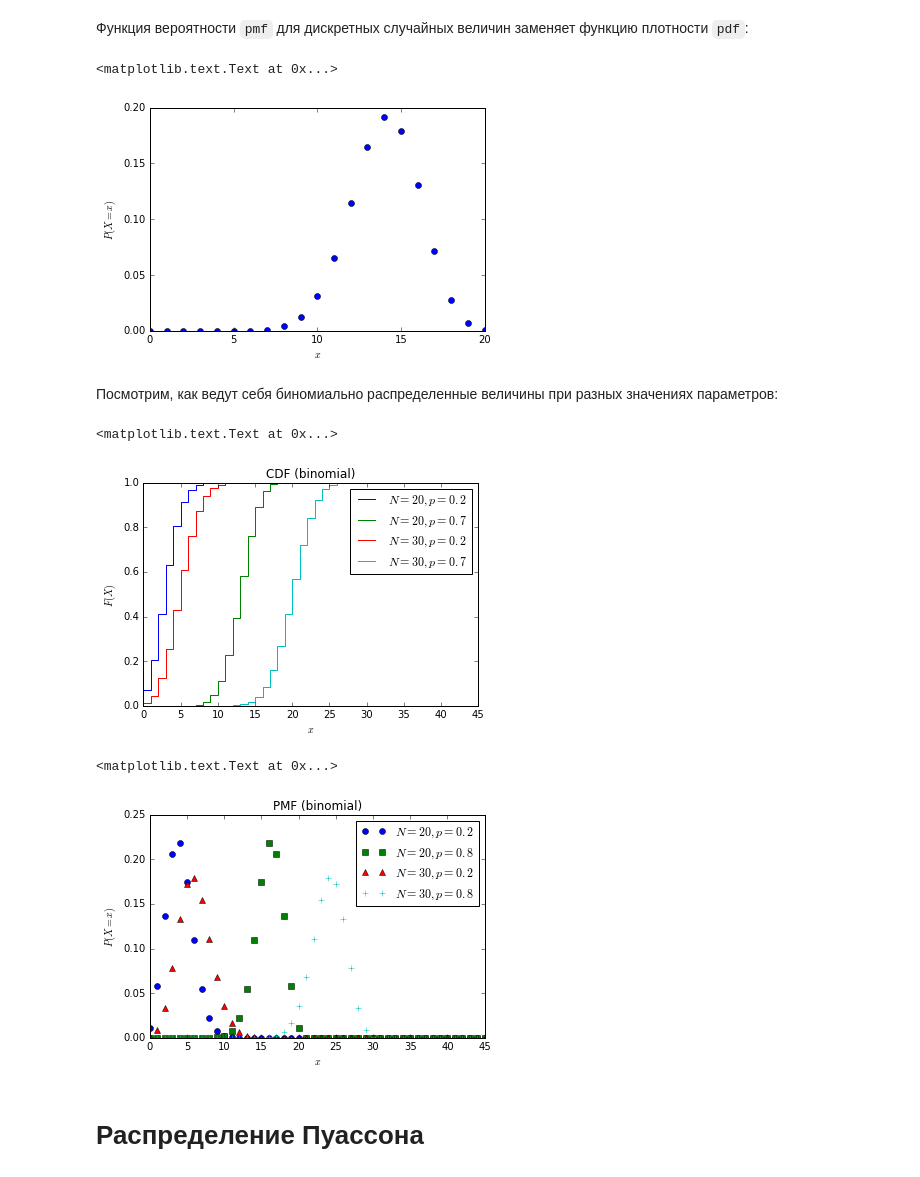
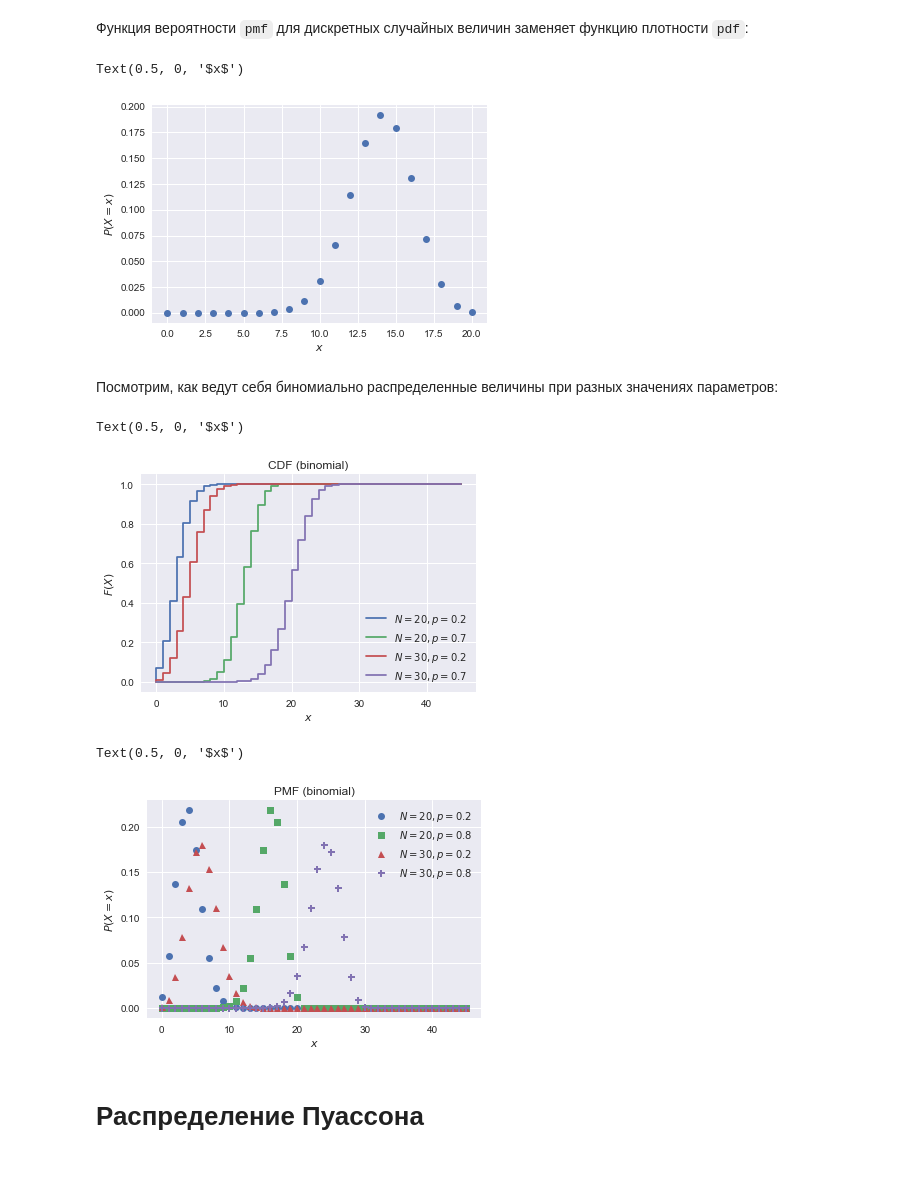
Before and after one commit to SmirnovAlexander/MachineLearningDataAnalysis, a Jupyter notebook: MathematicsAndPython/materials/notebooks/4-1.StochasticVariables.ipynb, the cells around one changed output. Drawn from its saved outputs; the diff is of its cells as text; code cells hidden in the pictures.

```diff
--- a/MathematicsAndPython/materials/notebooks/4-1.StochasticVariables.ipynb
+++ b/MathematicsAndPython/materials/notebooks/4-1.StochasticVariables.ipynb
@@ -4,6 +4,7 @@ import numpy as np
 import matplotlib.pyplot as plt
 import scipy.stats as sts
 %matplotlib inline
+plt.style.use("seaborn")
 # %% [markdown]
 # Нормальное распределение
 # %% [markdown]
@@ -137,8 +138,8 @@ plt.plot(x, pmf, 'o')
 plt.ylabel('$P(X=x)$')
 plt.xlabel('$x$')
 # %% [output]
-<matplotlib.text.Text at 0x...>
+Text(0.5, 0, '$x$')
-[figure, old version]
+[figure, new version]
 # %% [markdown]
 Посмотрим, как ведут себя биномиально распределенные величины при разных значениях параметров:
 # %%
@@ -154,24 +155,24 @@ plt.title("CDF (binomial)")
 plt.ylabel('$F(X)$')
 plt.xlabel('$x$')
 # %% [output]
-<matplotlib.text.Text at 0x...>
+Text(0.5, 0, '$x$')
-[figure, old version]
+[figure, new version]
 # %%
 x = np.linspace(0,45,46)
-symbols = iter(['o', 's', '^', '+'])
+symbols = iter(['o', 's', '^', 'P'])
 for N in [20, 30]:
     for p in [0.2, 0.8]:
         rv = sts.binom(N, p)
         pmf = rv.pmf(x)
-        plt.plot(x, pmf, next(symbols), label="$N=%s, p=%s$" % (N,p))
+        plt.step(x, pmf, next(symbols),label="$N=%s, p=%s$" % (N,p))
 plt.legend()
 plt.title("PMF (binomial)")
 
 plt.ylabel('$P(X=x)$')
 plt.xlabel('$x$')
 # %% [output]
-<matplotlib.text.Text at 0x...>
+Text(0.5, 0, '$x$')
-[figure, old version]
+[figure, new version]
 # %% [markdown]
 # Распределение Пуассона
 # %% [markdown]
```
Also changed, not shown: parts of 16 cells of this notebook.
